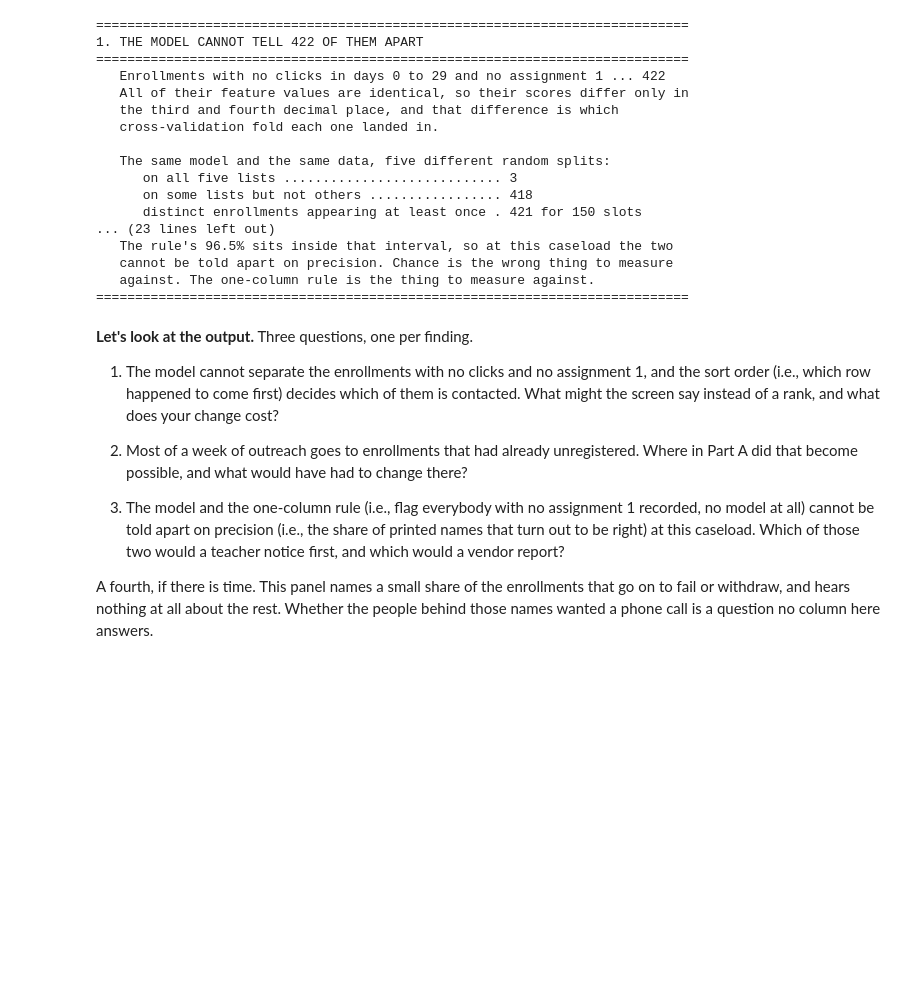
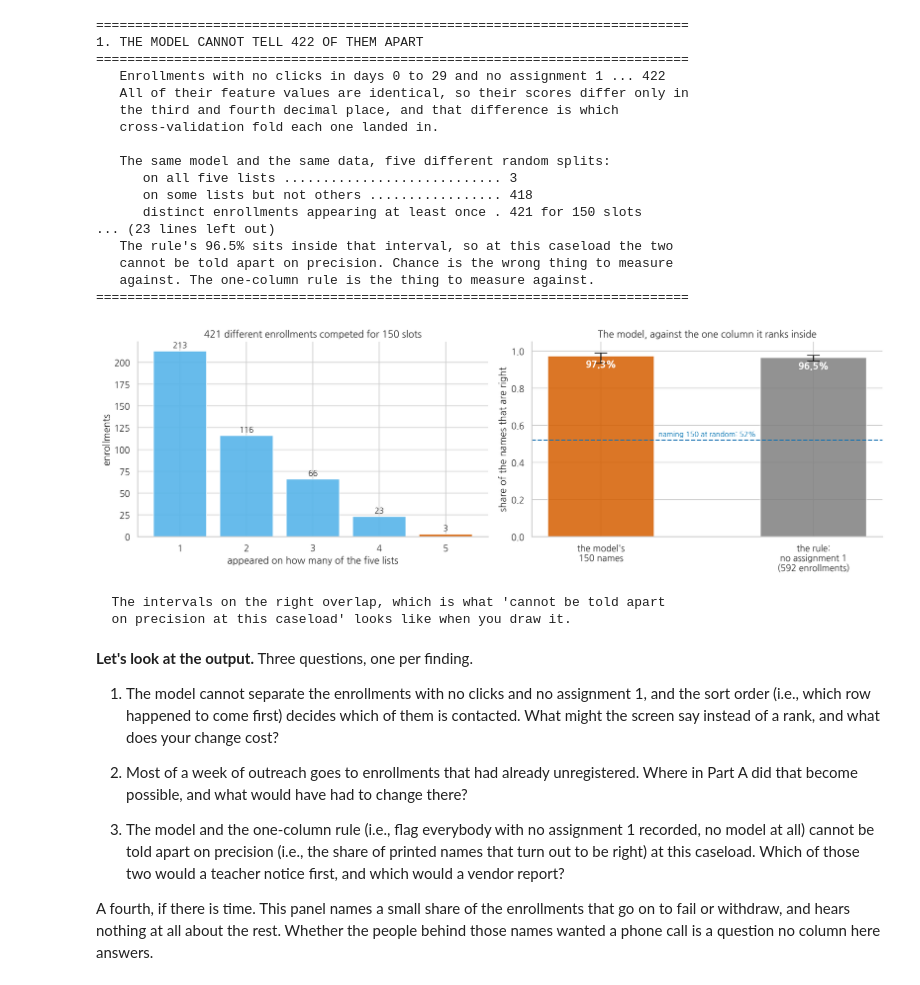
Before and after one commit to HakeoungLee/edis8100-teaching-learning-analytics, a Jupyter notebook: week04-miniproject1-dashboards/week04_teacher_dashboard_30min.ipynb, the cells around one changed output. Cells and saved outputs as stored; diff of their text form; code cells hidden in the pictures; blank space fills up the shorter version.

```diff
--- a/week04-miniproject1-dashboards/week04_teacher_dashboard_30min.ipynb
+++ b/week04-miniproject1-dashboards/week04_teacher_dashboard_30min.ipynb
@@ -546,6 +636,46 @@ print("=" * 76)
    cannot be told apart on precision. Chance is the wrong thing to measure
    against. The one-column rule is the thing to measure against.
 ============================================================================
+# %%
+fig, axes = plt.subplots(1, 2, figsize=(14, 4.6))
+
+# ---- how often each enrollment appeared, across five random splits ----------
+ax = axes[0]
+counts5 = [int((ever == k).sum()) for k in range(1, 6)]
+bars = ax.bar(range(1, 6), counts5, color=[SKY, SKY, SKY, SKY, VERM], alpha=0.9)
+for x, v in zip(range(1, 6), counts5):
+    ax.text(x, v + 4, f"{v}", ha="center", fontsize=10)
+ax.set_xticks(range(1, 6))
+ax.set_xlabel("appeared on how many of the five lists")
+ax.set_ylabel("enrollments")
+ax.set_title(f"{len(ever)} different enrollments competed for {CASELOAD} slots")
+ax.spines[["top", "right"]].set_visible(False)
+
+# ---- the model against the one column it is ranking inside ------------------
+ax = axes[1]
+labels = ["the model's\n150 names", f"the rule:\nno assignment 1\n({rule_n} enrollments)"]
+vals   = [tp / CASELOAD, rule_bad / rule_n]
+lo_hi  = [wilson(tp, CASELOAD), wilson(rule_bad, rule_n)]
+errs   = [[v - l for v, (l, h) in zip(vals, lo_hi)],
+          [h - v for v, (l, h) in zip(vals, lo_hi)]]
+ax.bar(labels, vals, yerr=errs, capsize=8, color=[VERM, GREY], alpha=0.85, width=0.5)
+for x, v in enumerate(vals):
+    ax.text(x, v - 0.06, f"{v:.1%}", ha="center", color="white", fontsize=12, weight="bold")
+ax.axhline(y_true.mean(), color=BLUE, ls="--", lw=1.4)
+ax.text(0.5, y_true.mean() + 0.02, f"naming {CASELOAD} at random: {y_true.mean():.0%}",
+        ha="center", fontsize=9, color=BLUE)
+ax.set_ylim(0, 1.05); ax.set_ylabel("share of the names that are right")
+ax.set_title("The model, against the one column it ranks inside")
+ax.spines[["top", "right"]].set_visible(False)
+
+plt.tight_layout(); plt.show()
+
+print("  The intervals on the right overlap, which is what 'cannot be told apart")
+print("  on precision at this caseload' looks like when you draw it.")
+# %% [output]
+[figure, added]
+  The intervals on the right overlap, which is what 'cannot be told apart
+  on precision at this caseload' looks like when you draw it.
 # %% [markdown]
 **Let's look at the output.** Three questions, one per finding.
 
```
Also changed, not shown: parts of 3 cells of this notebook, 1 other file.
